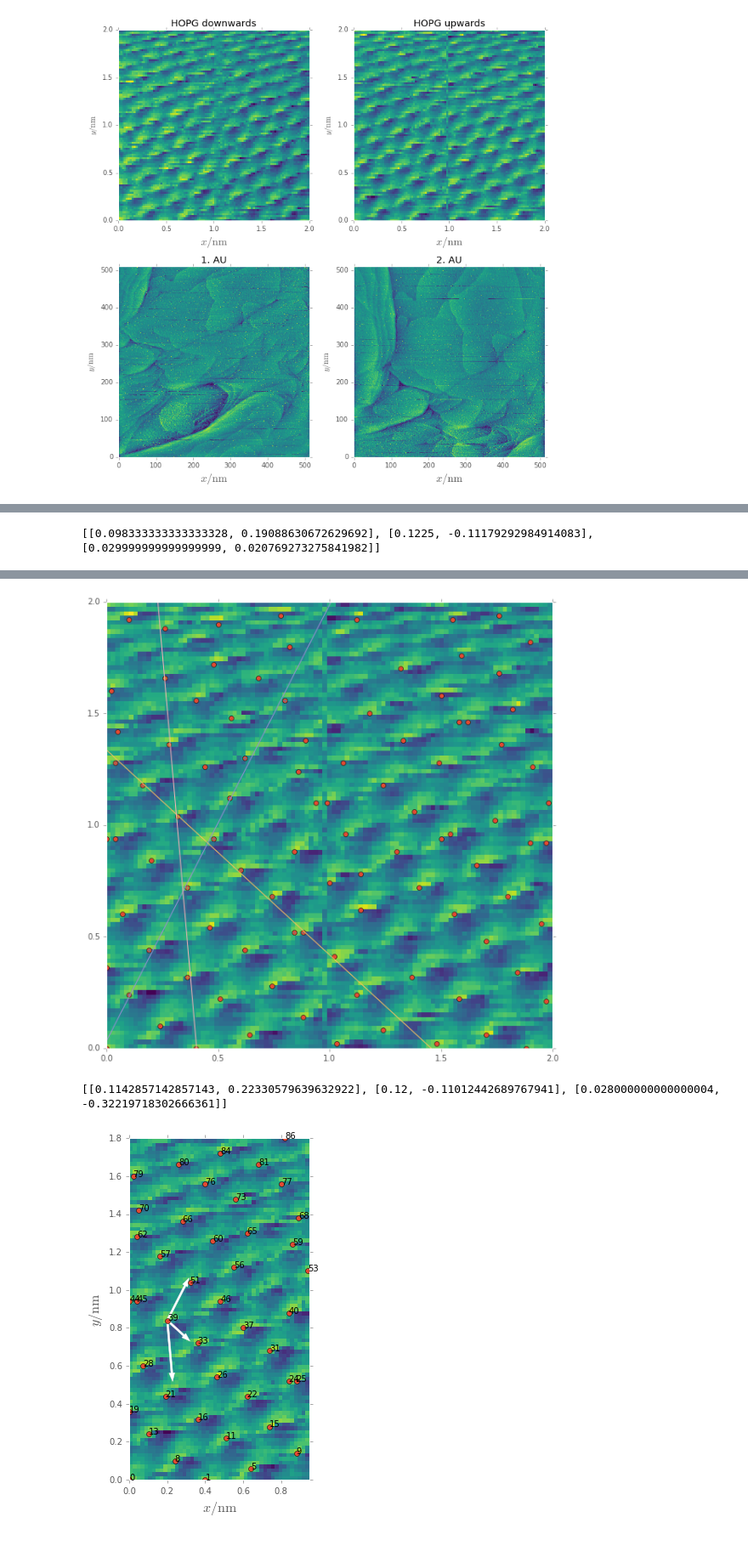
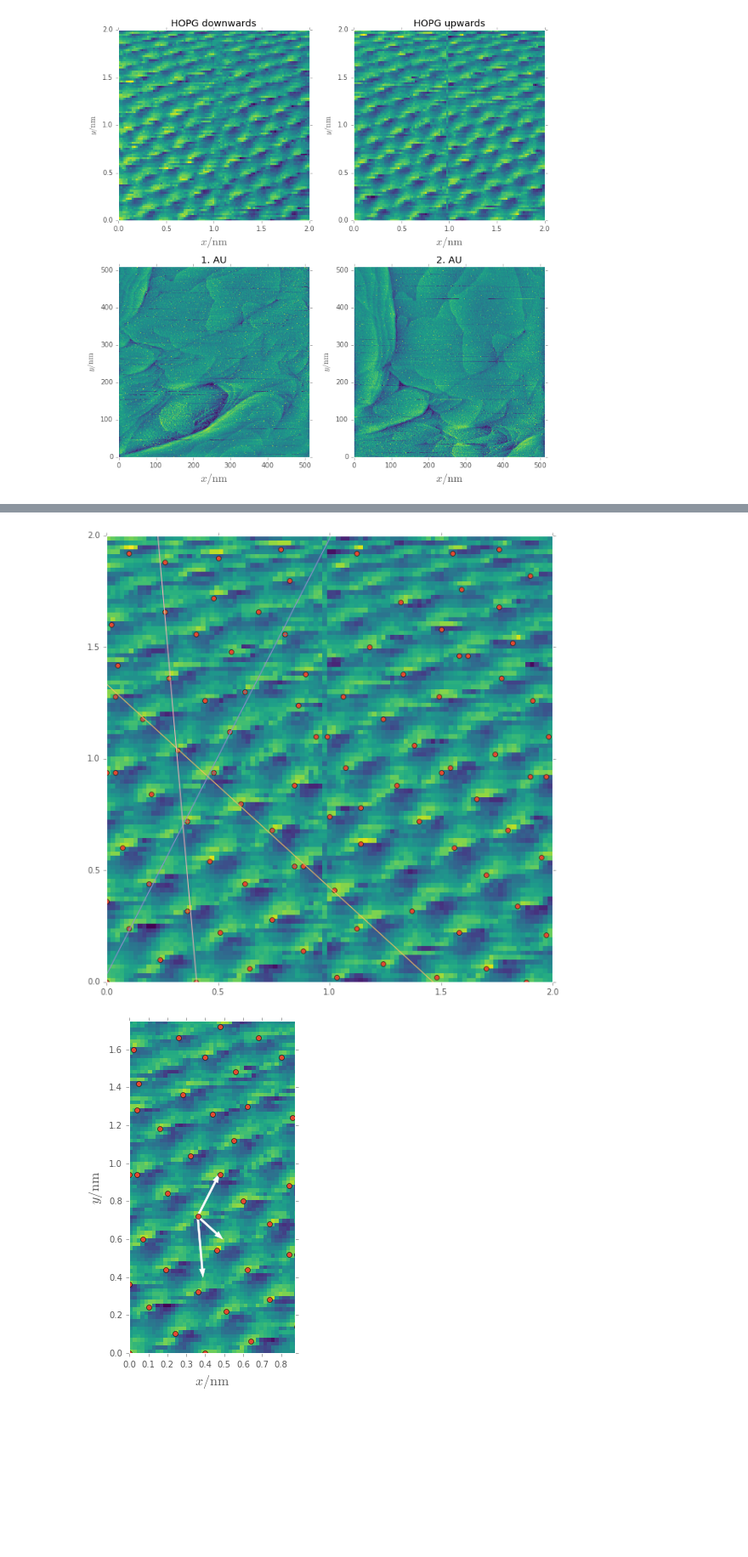
Before and after one commit to bixel/FP14, a Jupyter notebook: STM_Rastertunnelmikroskopie/analysis.ipynb, the cells around one changed output, grey strips where cells are left out. Shown at 85% size. Cells and saved outputs as stored; diff of their text form; code cells hidden in the pictures; blank space fills up the shorter version.

```diff
--- a/STM_Rastertunnelmikroskopie/analysis.ipynb
+++ b/STM_Rastertunnelmikroskopie/analysis.ipynb
@@ -32,21 +32,22 @@ data = DataStructure(
                    [[-0.85, 1.4], [-0.85, 1.2]],
                    [[-100, 46], [-100, 32]],
                   ],
-        'anker': 33,
+        'anker': 32,
+        'invert-fit': True
     },
     hopg_up = {
         'file': './raw/HOPG-UP.txt',
         'dim': np.linspace(0, 2, 100),
         'title': 'HOPG upwards',
         'preselection': {
-            'x': [0.95, 2],
-            'y': [1.8, 2],
+            'x': [0.872, 2],
+            'y': [1.75, 2],
         },
         'bounds': [[[1.9, 0.2], [1.9, -0.1]],
                    [[-0.85, 1.4], [-0.85, 1.2]],
                    [[-20, 9], [-20, 6]],
                   ],
-        'anker': 39,
+        'anker': 33,
     },
     au_1 = {
         'file': './raw/AU-1-1.txt',
@@ -107,7 +108,7 @@ def linear_func(x, a, b):
 # took this from http://stackoverflow.com/a/9113227
 
 neighbourhood_size = 12
-threshhold = 9e-15
+threshhold = 1e-11
 
 for data_slice, name in [[data.hopg_down, 'down'], [data.hopg_up, 'up']]:
     ds = data_slice['data']
@@ -127,6 +128,7 @@ for data_slice, name in [[data.hopg_down, 'down'], [data.hopg_up, 'up']]:
         x.append(x_center)
         y_center = (dy.start + dy.stop - 1)/100
         y.append(y_center)
+    data_slice['xy'] = np.array([x, y])
 
     plt.figure(figsize=(10, 10))
     plt.pcolormesh(data_slice['dim'], data_slice['dim'], data_slice['data'])
@@ -139,7 +141,7 @@ for data_slice, name in [[data.hopg_down, 'down'], [data.hopg_up, 'up']]:
 
     xs = np.linspace(0, 2, 10000)
     for u, l in bounds:
-        plt.fill_between(xs, linear_func(xs, *l), linear_func(xs, *u), alpha=0.5)
+        plt.fill_between(xs, linear_func(xs, *l), linear_func(xs, *u), alpha=0.4)
     plt.fill_between(xs[xs < preselection['x'][0]],
                      preselection['y'][0],
                      2, alpha=0.5, edgecolor='none', facecolor='k')
@@ -153,8 +155,13 @@ for data_slice, name in [[data.hopg_down, 'down'], [data.hopg_up, 'up']]:
 for data_slice, name in [[data.hopg_down, 'down'], [data.hopg_up, 'up']]:
     bounds = data_slice['bounds']
     preselection = data_slice['preselection']
+    x, y = data_slice['xy']
     gvs = []
     p = data_slice['anker']
+    try:
+        invert = data_slice['invert-fit']
+    except:
+        invert = False
 
     plt.figure(figsize=(10, 10))
     plt.pcolormesh(data_slice['dim'], data_slice['dim'], data_slice['data'])
@@ -170,17 +177,25 @@ for data_slice, name in [[data.hopg_down, 'down'], [data.hopg_up, 'up']]:
         fit_ys = np.array(y)[selection]
         plt.plot(fit_xs, fit_ys, '+')
 
+
+        if invert:
+            a = fit_xs
+            fit_xs = fit_ys
+            fit_ys = a
         coeff, cov = optimize.curve_fit(linear_func, fit_xs, fit_ys)
+        if invert:
+            coeff = [1 / coeff[0], - coeff[1] / coeff[0]]
         errs = np.sqrt(np.diag(cov))
         dx = (np.max(fit_xs) - np.min(fit_xs)) / (len(fit_xs) - 1)
-        gvs.append([dx, coeff[0] * dx])
+        if invert:
+            gvs.append([1/coeff[0] * dx, dx])
+        else:
+            gvs.append([dx, coeff[0] * dx])
         xs = np.linspace(0, 2)
         plt.plot(xs, linear_func(xs, *coeff))
         plt.xlim(0, 2)
         plt.ylim(0, 2)
     plt.show()
-
-    print(gvs)
 
     plt.figure(figsize=(preselection['x'][0] * 4, preselection['y'][0] * 4))
     plt.pcolormesh(data_slice['dim'], data_slice['dim'], data_slice['data'])
@@ -188,8 +203,8 @@ for data_slice, name in [[data.hopg_down, 'down'], [data.hopg_up, 'up']]:
     for i in range(len(gvs)):
         plt.arrow(x[p], y[p], gvs[i][0], gvs[i][1], width=0.01, length_includes_head=True, head_width=0.03, fc='w')
     # annotate with indices if neccessary
-    for i, xy in enumerate(zip(x, y)):
-        plt.annotate(i, xy)
+    #for i, xy in enumerate(zip(x, y)):
+    #    plt.annotate(i, xy)
     plt.xlabel(r'$x/\mathrm{nm}$', fontsize=16)
     plt.ylabel(r'$y/\mathrm{nm}$', fontsize=16)
     plt.xlim(0, preselection['x'][0])
@@ -201 +215,0 @@ for data_slice, name in [[data.hopg_down, 'down'], [data.hopg_up, 'up']]:
-[[0.098333333333333328, 0.19088630672629692], [0.1225, -0.11179292984914083], [0.029999999999999999, 0.020769273275841982]]
@@ -203,4 +217,3 @@ for data_slice, name in [[data.hopg_down, 'down'], [data.hopg_up, 'up']]:
 [figure]
-[[0.1142857142857143, 0.22330579639632922], [0.12, -0.11012442689767941], [0.028000000000000004, -0.32219718302666361]]
-[figure, old version]
+[figure, new version]
 # %%
```
Also changed, not shown: parts of 3 cells of this notebook.
